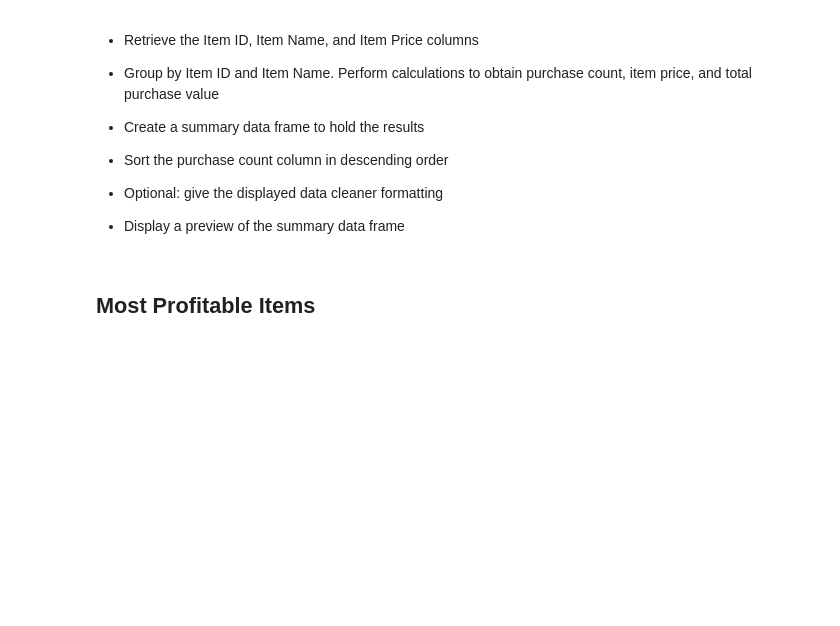
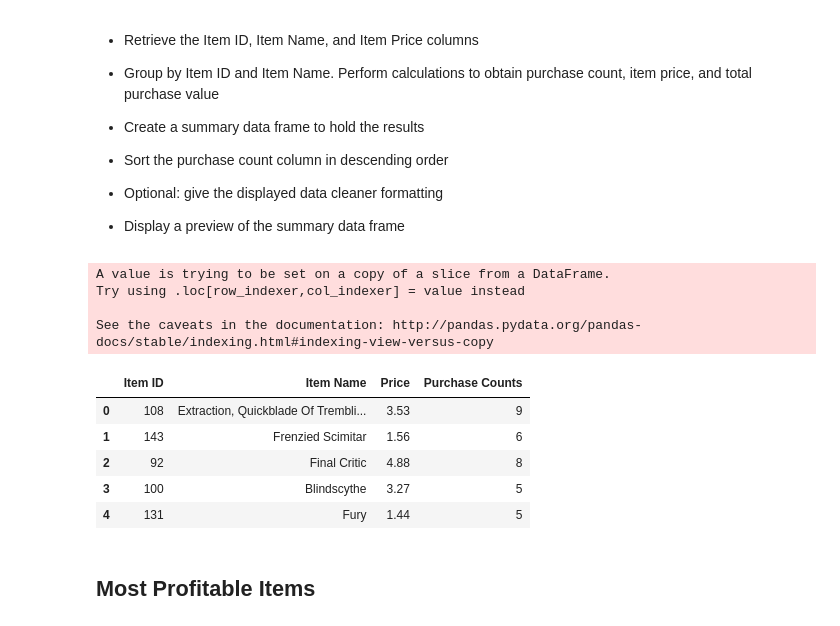
Before and after one commit to andrewboring/GTDataBootCamp, a Jupyter notebook: 04 - Pandas/HeroesOfPymoli_starter.ipynb, the cells around one changed output. Drawn from its saved outputs; the diff is of its cells as text; code cells hidden in the pictures; blank space fills up the shorter version.

```diff
--- a/04 - Pandas/HeroesOfPymoli_starter.ipynb
+++ b/04 - Pandas/HeroesOfPymoli_starter.ipynb
@@ -334,3 +329,37 @@ sorted_spenders_summary.head()
+# %%
+items_df = purchase_data[["Item ID", "Item Name", "Price"]]
+
+grouped_items = items_df.groupby(["Item ID","Item Name"])
+item_count = grouped_items.count()
+#item_count.head()
+item_value = grouped_items.sum()
+
+items_df["Purchase Counts"] = items_df.groupby(["Item ID", "Item Name"]).transform(len)
+#items_df["Total Value"] = items_df.groupby(["Item ID", "Item Name"]).sum()
+items_df.head()
+#item_value = items_df.groupby(["Item ID", "Item Name"]).transform(sum)
+#items_df["Total Value"] = item_value
+#item_value.head()
+
+#item_summary = pd.DataFrame({"Purchase Count":[item_count],
+#                             "Item Price":"",
+#                             "Total Purchase Value":[item_value]
+#                            })
+
+
+## I couldn't get this one working.
+## I will need some assistance here.
+# %% [output]
+A value is trying to be set on a copy of a slice from a DataFrame.
+Try using .loc[row_indexer,col_indexer] = value instead
+
+See the caveats in the documentation: http://pandas.pydata.org/pandas-docs/stable/indexing.html#indexing-view-versus-copy
+|  | Item ID | Item Name | Price | Purchase Counts |
+| 0 | 108 | Extraction, Quickblade Of Trembli... | 3.53 | 9 |
+| 1 | 143 | Frenzied Scimitar | 1.56 | 6 |
+| 2 | 92 | Final Critic | 4.88 | 8 |
+| 3 | 100 | Blindscythe | 3.27 | 5 |
+| 4 | 131 | Fury | 1.44 | 5 |
 # %% [markdown]
 ## Most Profitable Items
 # %% [markdown]
```
Also changed, not shown: parts of 2 cells of this notebook.
